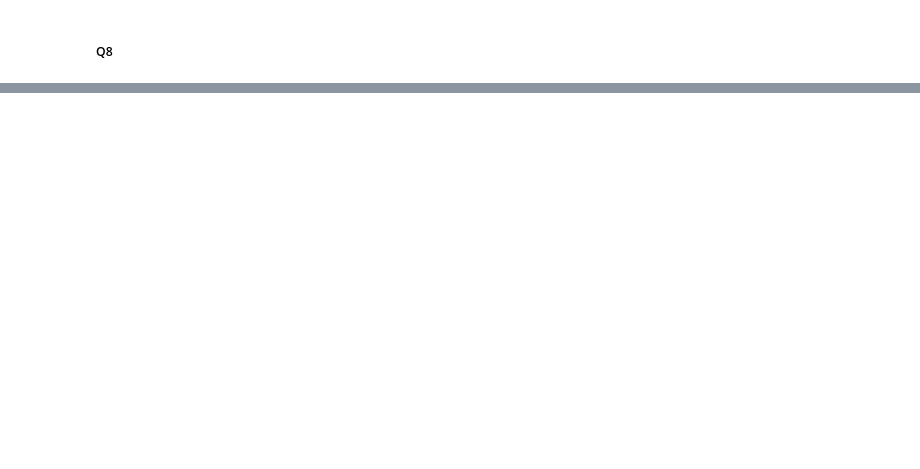
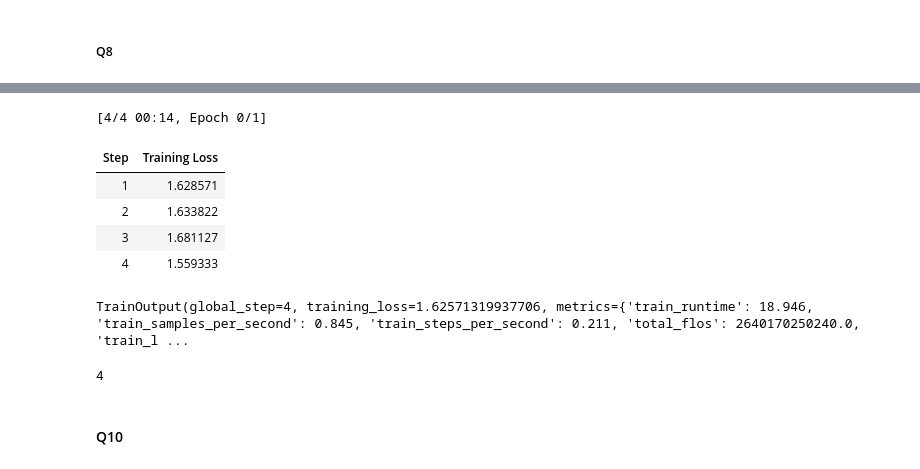
Before and after one commit to 22f3002567/dl-genai-project-26-t2, a Jupyter notebook: DL-22f3002567-notebook-t22026.ipynb, the cells around one changed output, grey strips where cells are left out. Drawn from its saved outputs; the diff is of its cells as text; code cells hidden in the pictures; blank space fills up the shorter version.

```diff
--- a/DL-22f3002567-notebook-t22026.ipynb
+++ b/DL-22f3002567-notebook-t22026.ipynb
@@ -2377,0 +2729,4 @@ MAP@3 = 0.975
+# %%
+small_df = tr4.iloc[:32].copy()
+
+train_ds = Dataset.from_pandas(small_df)
@@ -2377,0 +2756,41 @@ MAP@3 = 0.975
+# %%
+train_ds = train_ds.remove_columns(
+    ["id","prompt","A","B","C","D","E","answer","label"]
+)
+
+train_ds.set_format("torch")
+# %%
+from transformers import TrainingArguments
+
+args = TrainingArguments(
+    output_dir="mcq",
+    per_device_train_batch_size=4,
+    gradient_accumulation_steps=1,
+    max_steps=4,
+    logging_steps=1,
+    report_to=[]
+)
+# %%
+from transformers import Trainer
+
+trainer = Trainer(
+    model=lora_model,
+    args=args,
+    train_dataset=train_ds,
+)
+# %%
+trainer.train()
+# %% [output]
+[4/4 00:14, Epoch 0/1]
+| Step | Training Loss |
+| 1 | 1.628571 |
+| 2 | 1.633822 |
+| 3 | 1.681127 |
+| 4 | 1.559333 |
+TrainOutput(global_step=4, training_loss=1.62571319937706, metrics={'train_runtime': 18.946, 'train_samples_per_second': 0.845, 'train_steps_per_second': 0.211, 'total_flos': 2640170250240.0, 'train_l ...
+# %%
+trainer.state.global_step
+# %% [output]
+4
+# %% [markdown]
+#### Q10
```
Also changed, not shown: parts of 103 cells of this notebook.
